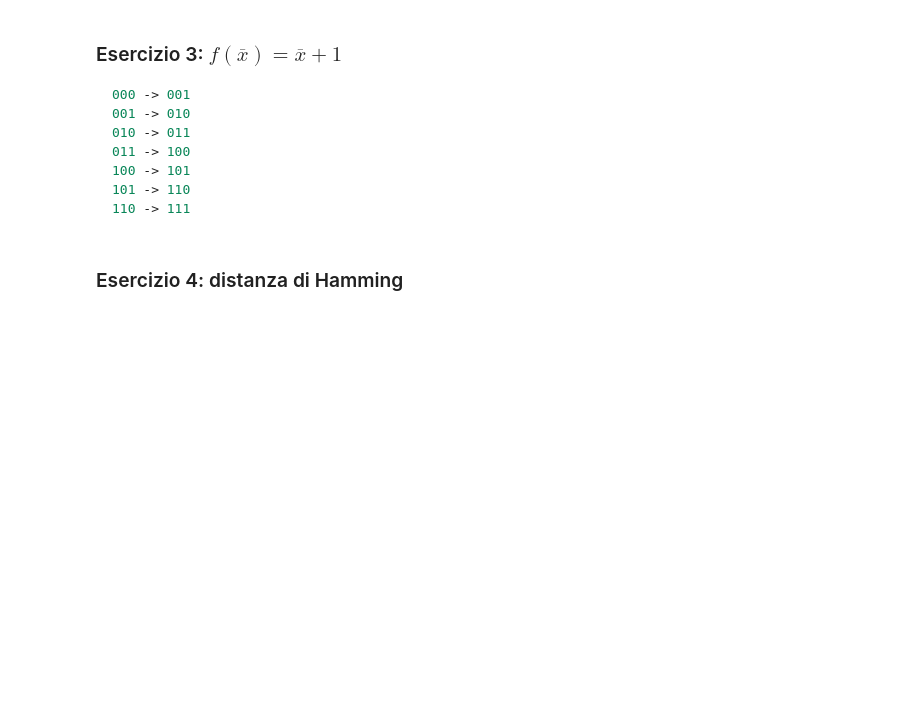
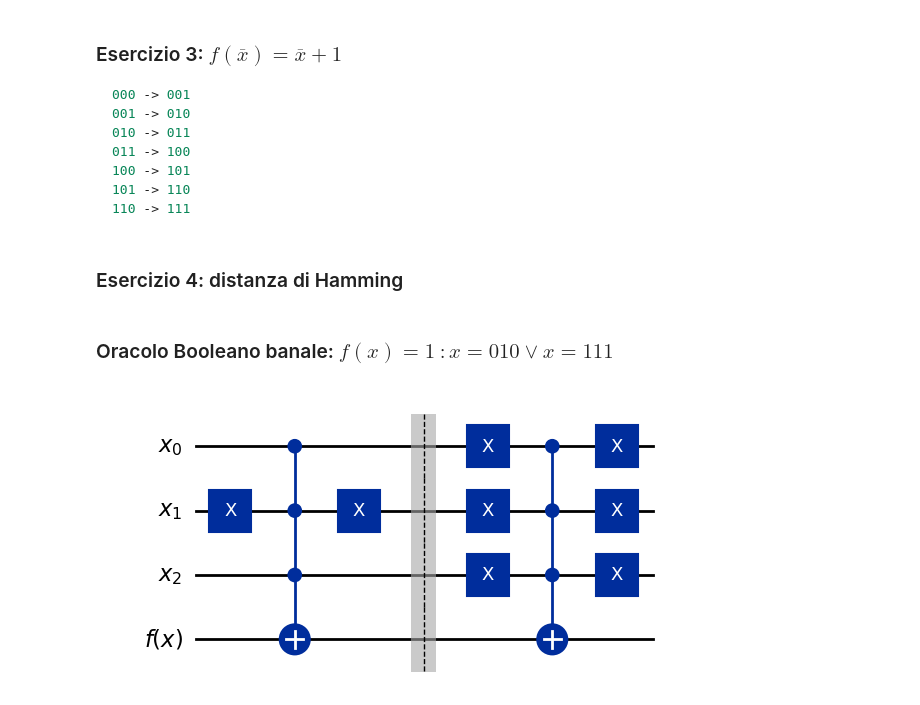
Before and after one commit to BoredDam/quantum-algorithms, a Jupyter notebook: q-oracles/boolean-oracles.ipynb, the cells around one changed output. Drawn from its saved outputs; the diff is of its cells as text; code cells hidden in the pictures; blank space fills up the shorter version.

```diff
--- a/q-oracles/boolean-oracles.ipynb
+++ b/q-oracles/boolean-oracles.ipynb
@@ -288,3 +286,23 @@ plot_histogram(counts)
 ### Esercizio 4: distanza di Hamming
 # %%
 # TODO
+# %% [markdown]
+### Oracolo Booleano banale: $f(x) = 1 \ : x = 010 \lor x = 111$
+# %%
+qr = QuantumRegister(3, 'x')
+oqr = QuantumRegister(1, 'f(x)')
+qc = QuantumCircuit(qr, oqr)
+
+# first check
+qc.x(1)
+qc.mcx(list(range(3)), 3)
+qc.x(1)
+
+qc.barrier()
+# second check
+qc.x(range(3))
+qc.mcx(list(range(3)), 3)
+qc.x(range(3))
+qc.draw('mpl')
+# %% [output]
+[figure, added]
```
Also changed, not shown: parts of 2 cells of this notebook, 4 other files.
